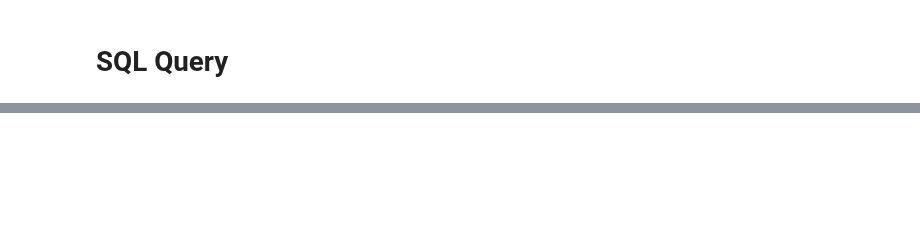
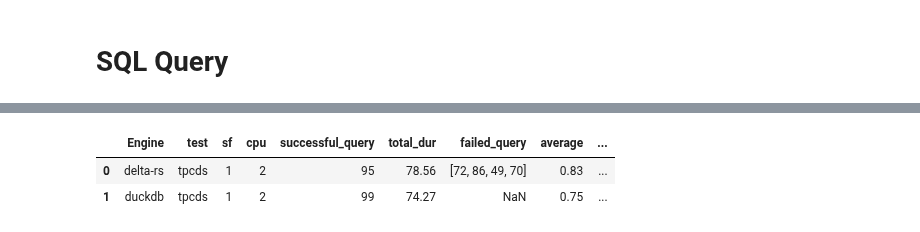
Before and after one commit to djouallah/Fabric_Notebooks_Demo, a Jupyter notebook: analytical/delta_rs_sql.ipynb, the cells around one changed output, grey strips where cells are left out. Cells and saved outputs as stored; diff of their text form; code cells hidden in the pictures; blank space fills up the shorter version.

```diff
--- a/analytical/delta_rs_sql.ipynb
+++ b/analytical/delta_rs_sql.ipynb
@@ -963,23 +5767,18 @@ ORDER BY
 # %%
-# @title
-pd.set_option('display.max_columns', 20)
-def execute_query(engine, sql_script):
-    df = pd.DataFrame(columns=['dur','Query'])
+def execute_multiplequery(engine,sql_script):
+    df = pd.DataFrame(columns=['dur','query'])
     sql_arr = sql_script.split(";")
     for index, value in enumerate(sql_arr,start=1):
         if len(value.strip()) > 0:
             start = time.time()
             print('Query' + str(index))
             try :
-             print(pa.Table.from_batches(engine.execute(value)))
-             stop = time.time()
-             duration = stop-start
+                engine.sql(value).show()
+                duration = time.time()-start
             except  Exception as er:
               print(er)
-              duration =0
-            print(duration)
-            row = {'dur': duration,'Query':index}
+              duration = float('nan')
+            print(round(duration,3))
+            row = {'dur': duration,'query':index}
             df = pd.concat([df,pd.DataFrame(row, index=[index])], axis=0, ignore_index=True)
     return df
-if not os.path.exists(os.getcwd() + '/' + 'result'):
-    os.makedirs(os.getcwd() + '/' + 'result', exist_ok=True)
@@ -1037,0 +5857,29 @@ for c in ax.containers:
+# %%
+result = duckdb.sql(f"""
+                       with xxx as
+                            (
+                            select Engine,test,sf,cpu,query,avg(dur) as dur
+                            from delta_scan('{result_path}')
+                            where sf      =  {SF}
+                            and   cpu     =  {core}
+                            and   test    = 'tpcds'
+                            group by all
+                            )
+                        select Engine,test,sf,cpu,
+                            count(distinct query) filter (dur is not null)    as successful_query,
+                            round(sum(dur),2)                                 as total_dur,
+                            list(query) filter (dur is null)                  as failed_query,
+                            round(avg(dur),2)                                 as average,
+                            STDDEV(dur)                                       as stddev_duration,
+                            max(dur)                                          as max_duration,
+                            max_by(query, dur, 3)                             as worst_queries,
+                            max(round(dur,2) , 3)                             as worst_dur
+                            from xxx
+                            group by all
+                            order by total_dur desc
+            """).df()
+result
+# %% [output]
+|  | Engine | test | sf | cpu | successful_query | total_dur | failed_query | average | ... |
+| 0 | delta-rs | tpcds | 1 | 2 | 95 | 78.56 | [72, 86, 49, 70] | 0.83 | ... |
+| 1 | duckdb | tpcds | 1 | 2 | 99 | 74.27 | NaN | 0.75 | ... |
```
Also changed, not shown: parts of 31 cells of this notebook.
